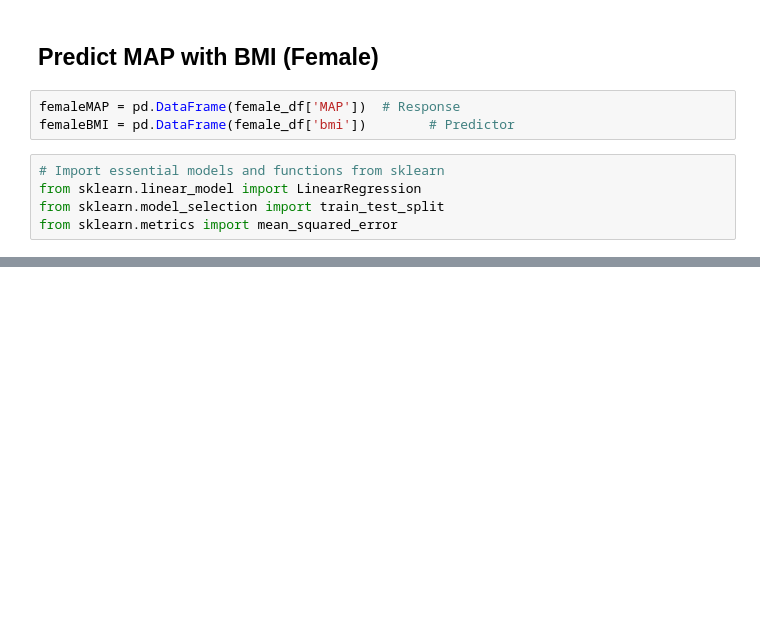
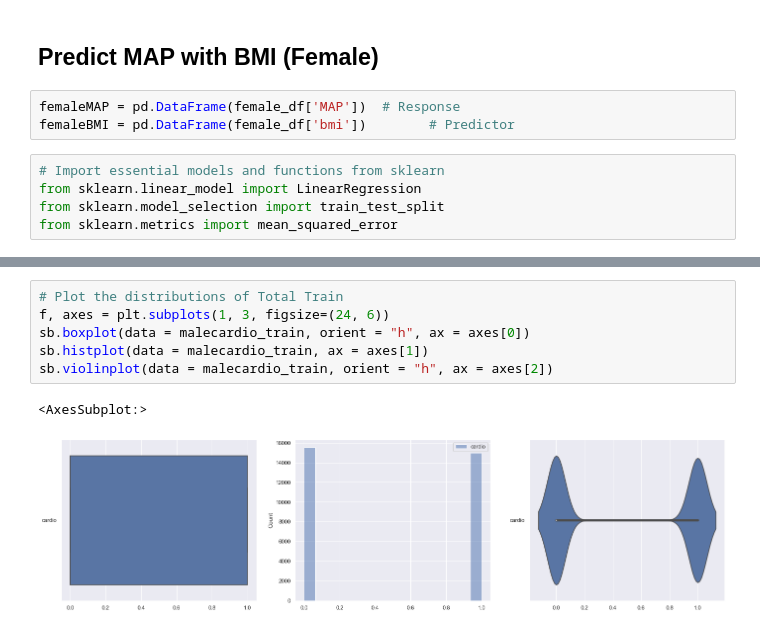
Before and after one commit to kelvtan96/EE0005, a Jupyter notebook: Project Code.ipynb, the cells around one changed output, grey strips where cells are left out. Drawn from its saved outputs; the diff is of its cells as text; blank space fills up the shorter version.

```diff
--- a/Project Code.ipynb
+++ b/Project Code.ipynb
@@ -479,0 +618,9 @@ plt.show()
+# %%
+# Plot the distributions of Total Train
+f, axes = plt.subplots(1, 3, figsize=(24, 6))
+sb.boxplot(data = malecardio_train, orient = "h", ax = axes[0])
+sb.histplot(data = malecardio_train, ax = axes[1])
+sb.violinplot(data = malecardio_train, orient = "h", ax = axes[2])
+# %% [output]
+<AxesSubplot:>
+[figure, added]
```
Also changed, not shown: parts of 35 cells of this notebook.
